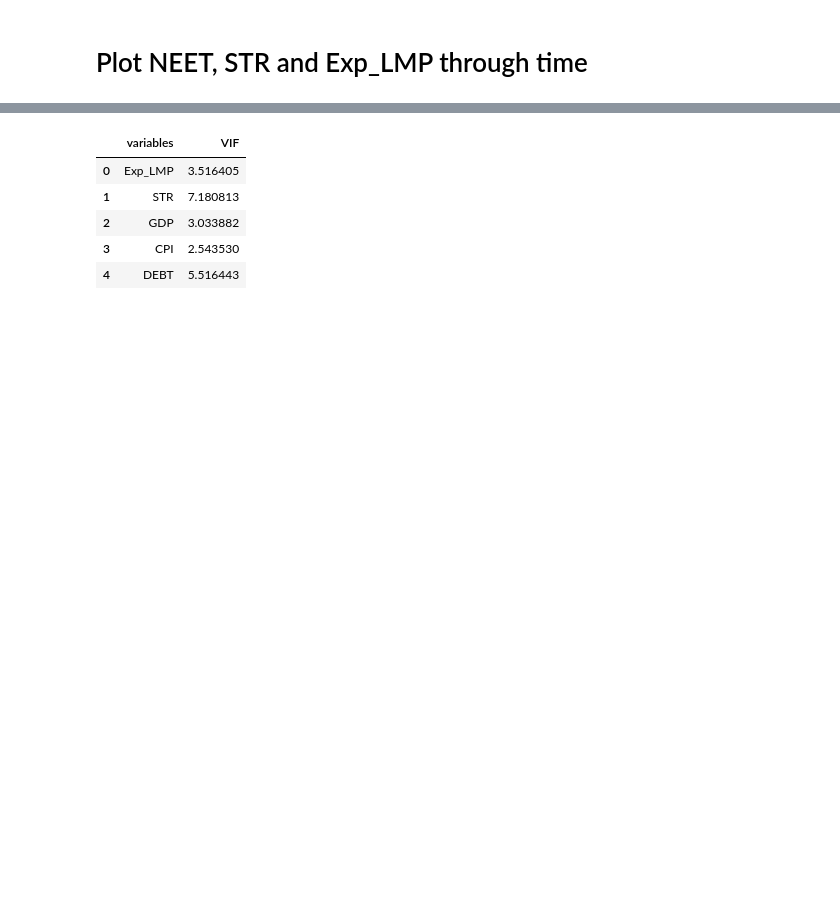
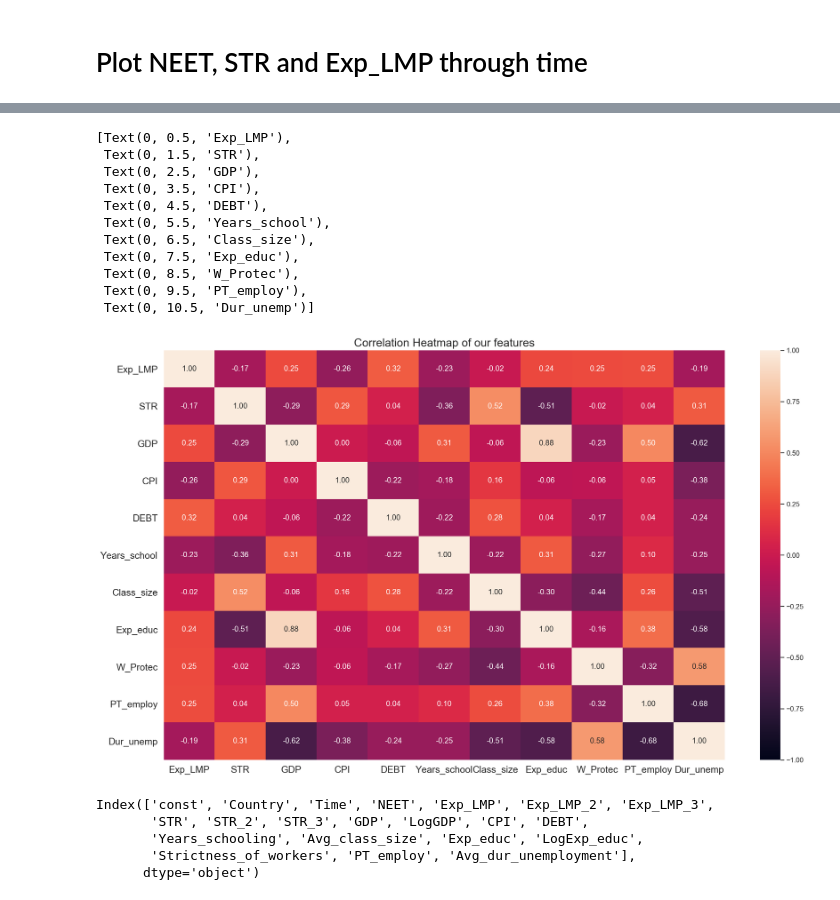
Before and after one commit to Victor-Manach/MODS206, a Jupyter notebook: descriptive_analysis.ipynb, the cells around one changed output, grey strips where cells are left out. Drawn from its saved outputs; the diff is of its cells as text; code cells hidden in the pictures; blank space fills up the shorter version.

```diff
--- a/descriptive_analysis.ipynb
+++ b/descriptive_analysis.ipynb
@@ -192,9 +81,30 @@ df_eco_neet
+# %%
+plt.figure(figsize=(20, 12))
+heatmap_full = seaborn.heatmap(df.drop(['const', 'Country', 'Time', 'NEET', 'Exp_LMP_2', 'Exp_LMP_3', 'STR_2', 'STR_3', 'LogGDP', 'LogExp_educ'], axis=1).corr(), vmin=-1, vmax=1, annot=True, fmt=".2f")
+heatmap_full.set_title('Correlation Heatmap of our features', size=18)
+labels = ['Exp_LMP', 'STR', 'GDP', 'CPI', 'DEBT', 'Years_school', 'Class_size', 'Exp_educ', 'W_Protec', 'PT_employ', 'Dur_unemp']
+heatmap_full.set_xticklabels(labels, fontsize = 15, rotation=0)
+heatmap_full.set_yticklabels(labels, fontsize = 15)
+# %% [output]
+[Text(0, 0.5, 'Exp_LMP'),
+ Text(0, 1.5, 'STR'),
+ Text(0, 2.5, 'GDP'),
+ Text(0, 3.5, 'CPI'),
+ Text(0, 4.5, 'DEBT'),
+ Text(0, 5.5, 'Years_school'),
+ Text(0, 6.5, 'Class_size'),
+ Text(0, 7.5, 'Exp_educ'),
+ Text(0, 8.5, 'W_Protec'),
+ Text(0, 9.5, 'PT_employ'),
+ Text(0, 10.5, 'Dur_unemp')]
+[figure, added]
+# %%
+df.columns
+# %% [output]
+Index(['const', 'Country', 'Time', 'NEET', 'Exp_LMP', 'Exp_LMP_2', 'Exp_LMP_3',
+       'STR', 'STR_2', 'STR_3', 'GDP', 'LogGDP', 'CPI', 'DEBT',
+       'Years_schooling', 'Avg_class_size', 'Exp_educ', 'LogExp_educ',
+       'Strictness_of_workers', 'PT_employ', 'Avg_dur_unemployment'],
+      dtype='object')
 # %%
-calc_vif(df_eco_neet[['Exp_LMP', 'STR', 'GDP', 'CPI', 'DEBT']])
+df_hm = df[['Exp_LMP', 'STR', 'GDP', 'CPI', 'DEBT', 'Years_schooling', 'Avg_class_size', 'Exp_educ', 'Strictness_of_workers', 'PT_employ']].dropna()
-# %% [output]
-|  | variables | VIF |
-| 0 | Exp_LMP | 3.516405 |
-| 1 | STR | 7.180813 |
-| 2 | GDP | 3.033882 |
-| 3 | CPI | 2.543530 |
-| 4 | DEBT | 5.516443 |
```
Also changed, not shown: parts of 26 cells of this notebook, 3 other files.
